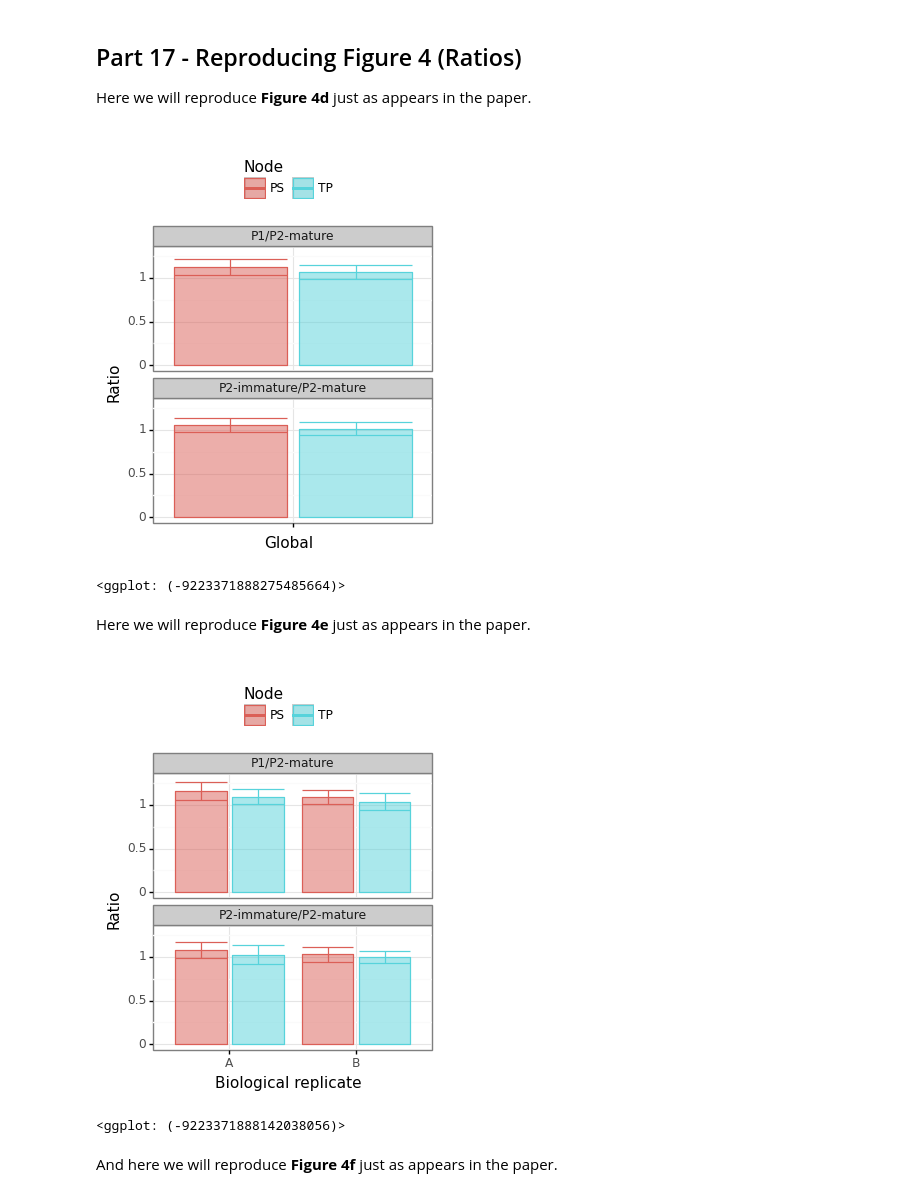
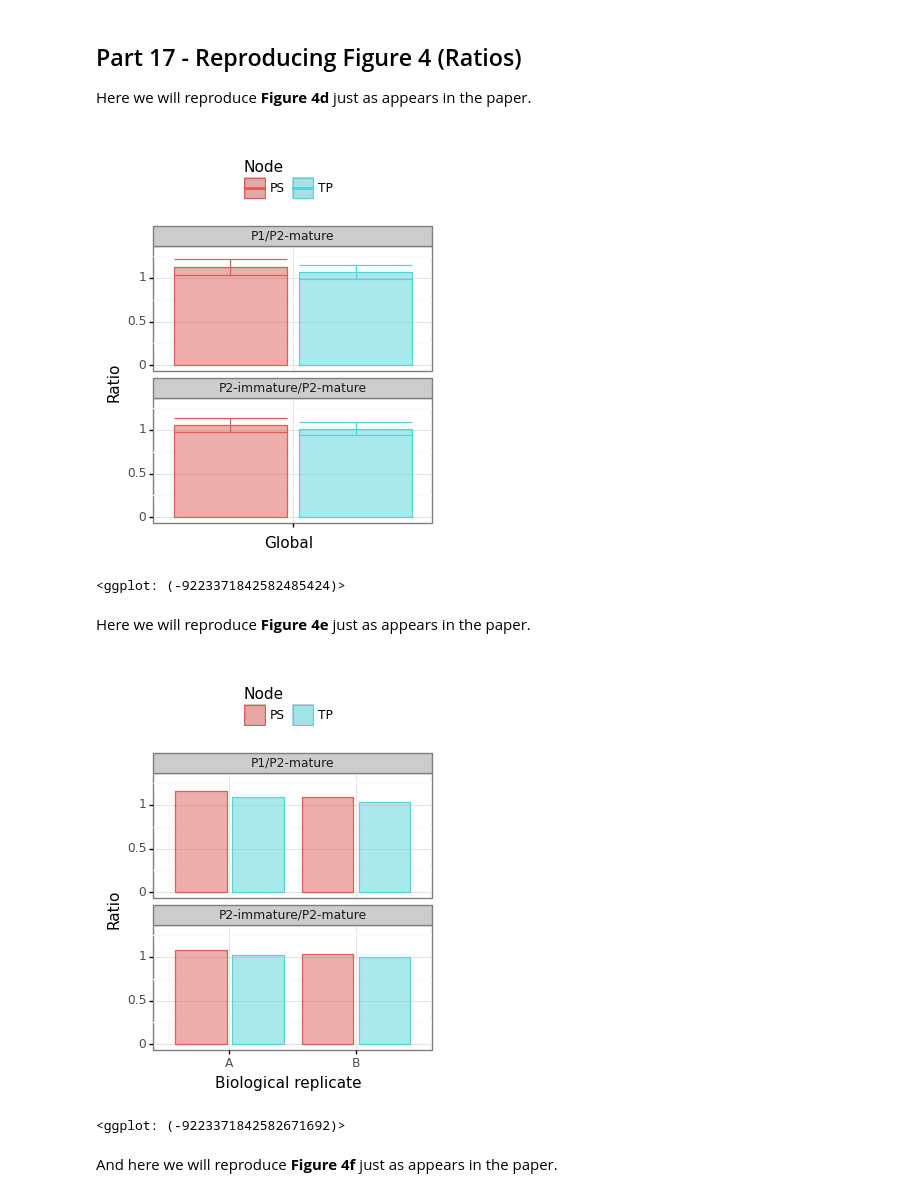
Before and after one commit to MSPCF/2021_Proteomes, a Jupyter notebook: Proteomes.ipynb, the cells around one changed output. Saved outputs shown, nothing was run; the diff lists cells and outputs as text; code cells hidden in the pictures.

Commit message:
Minor - Fig
We removed the error bars from Fig4e.

```diff
--- a/Proteomes.ipynb
+++ b/Proteomes.ipynb
@@ -1753,18 +1753,12 @@ melt_ratio['TechRep (mean)'] = melt_ratio.groupby(by=['TechRep', 'Node', 'Ratio'
 
 # Computing standard deviations of each 'Node', 'Ratio' pair for all levels
 melt_ratio['Global (std)'] = melt_ratio.groupby(by=['Global', 'Node', 'Ratio'])['Value'].transform('std')
-melt_ratio['BioRep (std)'] = melt_ratio.groupby(by=['BioRep', 'Node', 'Ratio'])['Value'].transform('std')
-melt_ratio['TechRep (std)'] = melt_ratio.groupby(by=['TechRep', 'Node', 'Ratio'])['Value'].transform('std')
 
 # Computing up bounds of each 'Node', 'Ratio' pair for all levels
 melt_ratio['Global (up)'] = melt_ratio['Global (mean)'] + melt_ratio['Global (std)']
-melt_ratio['BioRep (up)'] = melt_ratio['BioRep (mean)'] + melt_ratio['BioRep (std)']
-melt_ratio['TechRep (up)'] = melt_ratio['TechRep (mean)'] + melt_ratio['TechRep (std)']
 
 # Computing down bounds of each 'Node', 'Ratio' pair for all levels
 melt_ratio['Global (down)'] = melt_ratio['Global (mean)'] - melt_ratio['Global (std)']
-melt_ratio['BioRep (down)'] = melt_ratio['BioRep (mean)'] - melt_ratio['BioRep (std)']
-melt_ratio['TechRep (down)'] = melt_ratio['TechRep (mean)'] - melt_ratio['TechRep (std)']
 # %% [markdown]
 ## Part 17 - Reproducing Figure 4 (Ratios)
 
@@ -1810,7 +1804,7 @@ Fig4d.save(filename=f'{os.getcwd()}\\Output\\Figures\\pdf\\\\Fig4d.pdf', verbose
 Fig4d
 # %% [output]
 [figure]
-<ggplot: (-9223371888275485664)>
+<ggplot: (-9223371842582485424)>
 # %% [markdown]
 Here we will reproduce **Figure 4e** just as appears in the paper.
 # %%
@@ -1818,43 +1812,35 @@ Here we will reproduce **Figure 4e** just as appears in the paper.
 p9.options.figure_size = (3.6, 3.6)
 
 # Plotting with ggplot
 Fig4e = (ggplot(melt_ratio.drop_duplicates(subset=['BioRep (mean)']),
                 aes(
                     x='BioRep',
                     y='BioRep (mean)',
                     color='Node',
                     fill='Node'
                     )
                 )
          + geom_col(
                     position=position_dodge2(width=0.9, preserve="single"),
                     alpha=0.5,
                     )
-         + geom_errorbar(
-                         aes(
-                             ymin='BioRep (down)',
-                             ymax='BioRep (up)',
-                             ),
-                         width=0.9,
-                         position=position_dodge2(preserve="single")
-                         )
          + ylab('Ratio')
          + xlab('Biological replicate')
          + ylim(0, 1.3)
          + facet_wrap('Ratio', ncol=1)
          + theme_bw()
          + theme(legend_position="top")
          )
 
 # Saving our ggplot
 Fig4e.save(filename=f'{os.getcwd()}\\Output\\Figures\\png\\\\Fig4e.png', verbose=False)
 Fig4e.save(filename=f'{os.getcwd()}\\Output\\Figures\\pdf\\\\Fig4e.pdf', verbose=False)
 
 # Showing our ggplot
 Fig4e
 # %% [output]
-[figure, old version]
+[figure, new version]
-<ggplot: (-9223371888142038056)>
+<ggplot: (-9223371842582671692)>
 # %% [markdown]
 And here we will reproduce **Figure 4f** just as appears in the paper.
 # %%
```
Also changed, not shown: parts of 13 cells of this notebook, 24 other files.
